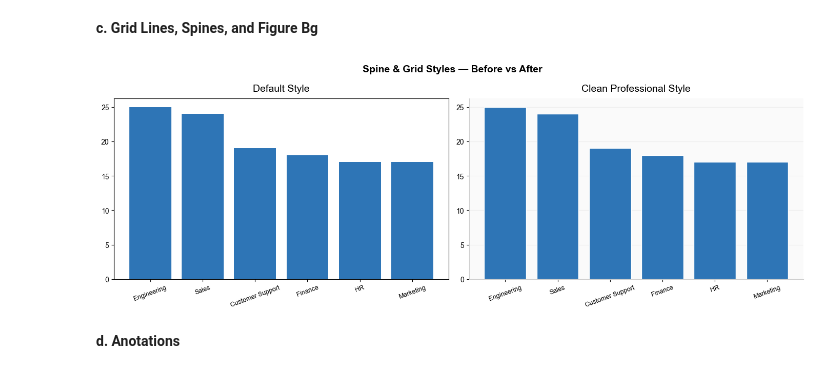
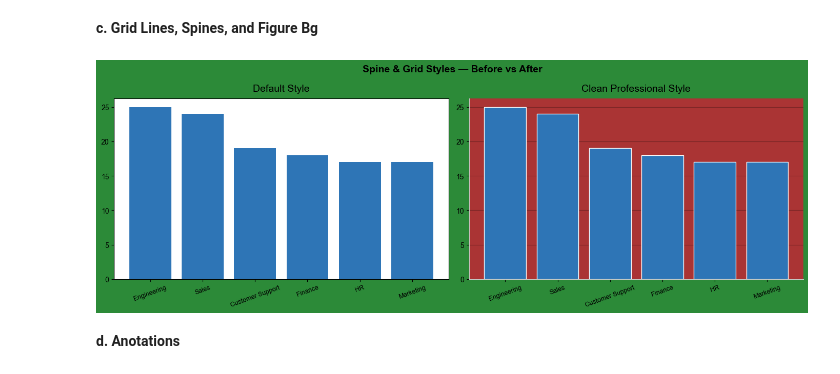
Before and after one commit to FarhanKhan1/DA_project, a Jupyter notebook: matplotlib_complete_guide.ipynb, the cells around one changed output. Saved outputs shown, nothing was run; the diff lists cells and outputs as text; code cells hidden in the pictures.

```diff
--- a/matplotlib_complete_guide.ipynb
+++ b/matplotlib_complete_guide.ipynb
@@ -1122,38 +1118,38 @@ fig, axes = plt.subplots(1, 2, figsize=(14, 5))
 fig.suptitle('Spine & Grid Styles — Before vs After',
              fontsize=14, fontweight='bold')
 
 # ── Left chart — Matplotlib defaults (before) ─────────────────────────────
 axes[0].bar(headcount.index, headcount.values, color='#2E75B6')
 axes[0].set_title('Default Style', pad=10)
 axes[0].tick_params(axis='x', rotation=20)
 
 # ── Right chart — Clean professional style (after) ────────────────────────
 axes[1].bar(headcount.index, headcount.values,
             color='#2E75B6', edgecolor='white',
-            linewidth=1, zorder=2)
+            linewidth=1)
 
 # Spines
 axes[1].spines['top'].set_visible(False)
 axes[1].spines['right'].set_visible(False)
 axes[1].spines['left'].set_color('#CCCCCC')
 axes[1].spines['bottom'].set_color('#CCCCCC')
 
 # Grid
-axes[1].yaxis.grid(True, color='#EEEEEE',
+axes[1].yaxis.grid(True, color="#772525",
                    linewidth=0.8, linestyle='-')
 axes[1].set_axisbelow(True)
 
 # Background
-fig.patch.set_facecolor('#FFFFFF')
-axes[1].set_facecolor('#FAFAFA')
+fig.patch.set_facecolor("#2C8A38")
+axes[1].set_facecolor("#AA3434")
 
 axes[1].set_title('Clean Professional Style', pad=10)
 axes[1].tick_params(axis='x', rotation=20)
 
 plt.tight_layout()
 plt.show()
 # %% [output]
-[figure, old version]
+[figure, new version]
 # %% [markdown]
 **d. Anotations**
 # %%
```
Also changed, not shown: parts of 8 cells of this notebook, 2 other files.
